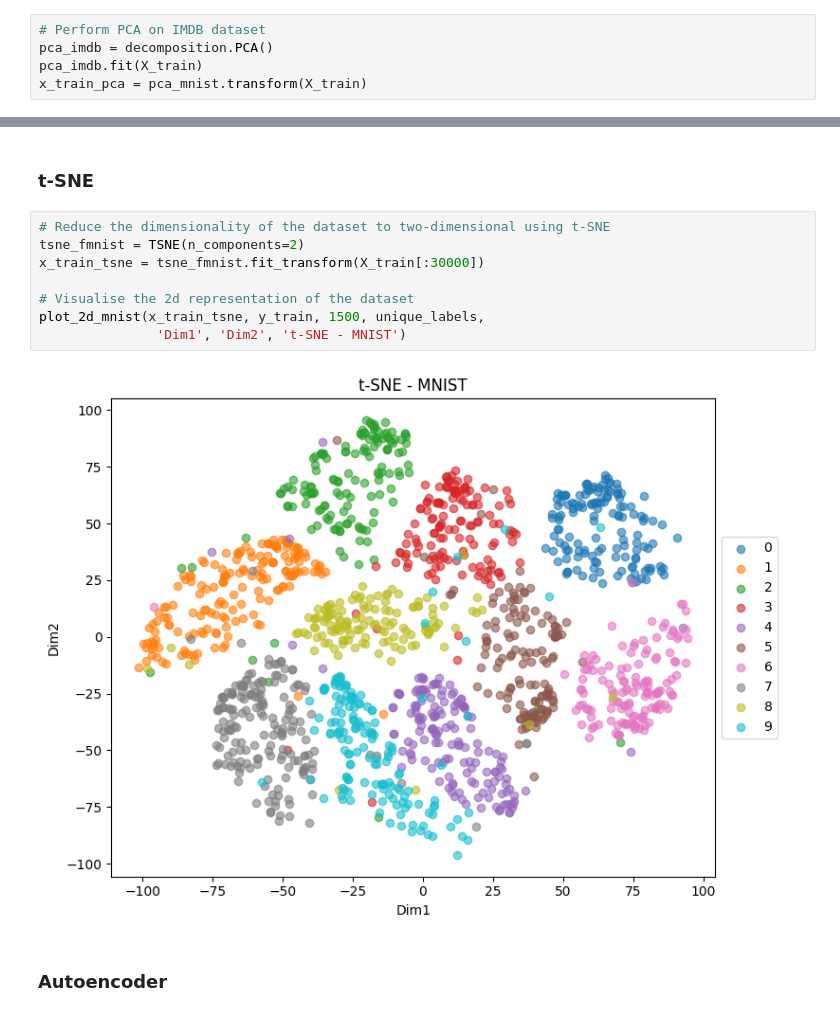
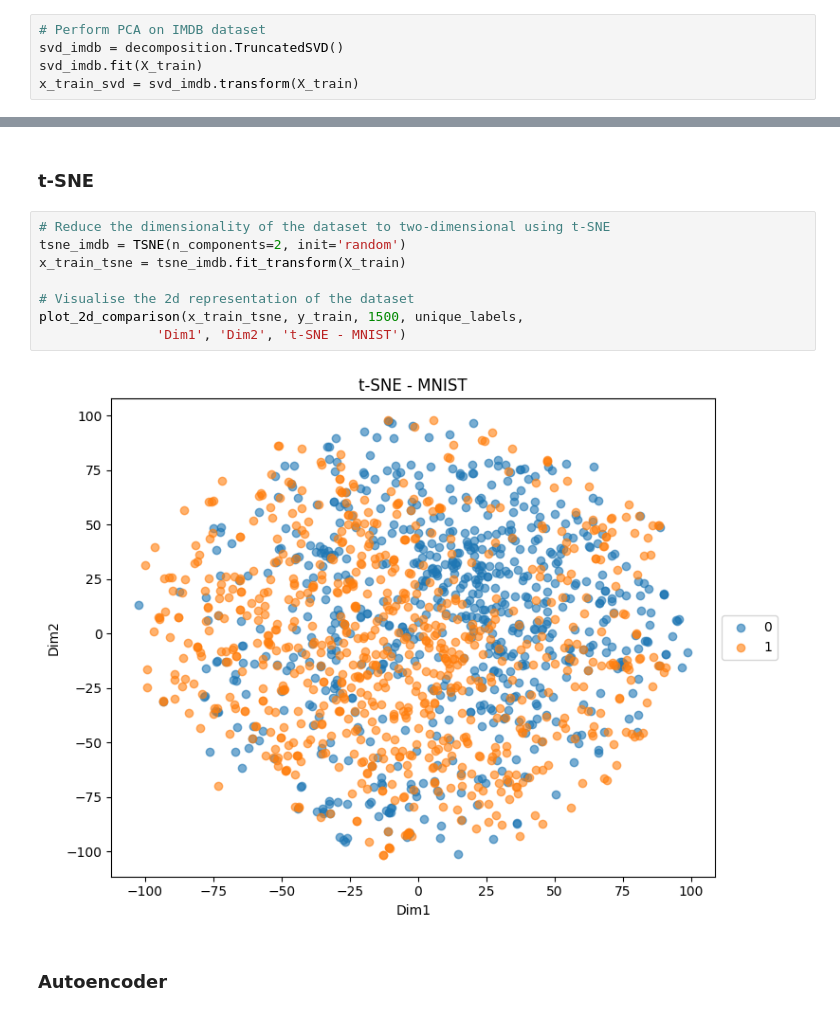
Before and after one commit to jzkhong/GCAE, a Jupyter notebook: MLDS_Projects_TextData.ipynb, the cells around one changed output, grey strips where cells are left out. Saved outputs shown, nothing was run; the diff lists cells and outputs as text.

```diff
--- a/MLDS_Projects_TextData.ipynb
+++ b/MLDS_Projects_TextData.ipynb
@@ -98,6 +98,6 @@ X_train, X_test, y_train, y_test = train_test_split(X, y, test_size=0.2, random_
 ### PCA
 # %%
 # Perform PCA on IMDB dataset
-pca_imdb = decomposition.PCA()
-pca_imdb.fit(X_train)
-x_train_pca = pca_mnist.transform(X_train)
+svd_imdb = decomposition.TruncatedSVD()
+svd_imdb.fit(X_train)
+x_train_svd = svd_imdb.transform(X_train)
@@ -249,14 +251,14 @@ Loaded data shape: (60000, 60000)
 ### t-SNE
 # %%
 # Reduce the dimensionality of the dataset to two-dimensional using t-SNE
-tsne_fmnist = TSNE(n_components=2)
-x_train_tsne = tsne_fmnist.fit_transform(X_train[:30000])
+tsne_imdb = TSNE(n_components=2, init='random')
+x_train_tsne = tsne_imdb.fit_transform(X_train)
 
 # Visualise the 2d representation of the dataset
-plot_2d_mnist(x_train_tsne, y_train, 1500, unique_labels,
+plot_2d_comparison(x_train_tsne, y_train, 1500, unique_labels,
                'Dim1', 'Dim2', 't-SNE - MNIST')
 # %% [output]
-[figure, old version]
+[figure, new version]
 # %% [markdown]
 ### Autoencoder
 # %%
```
Also changed, not shown: parts of 4 cells of this notebook, 1 other file.
